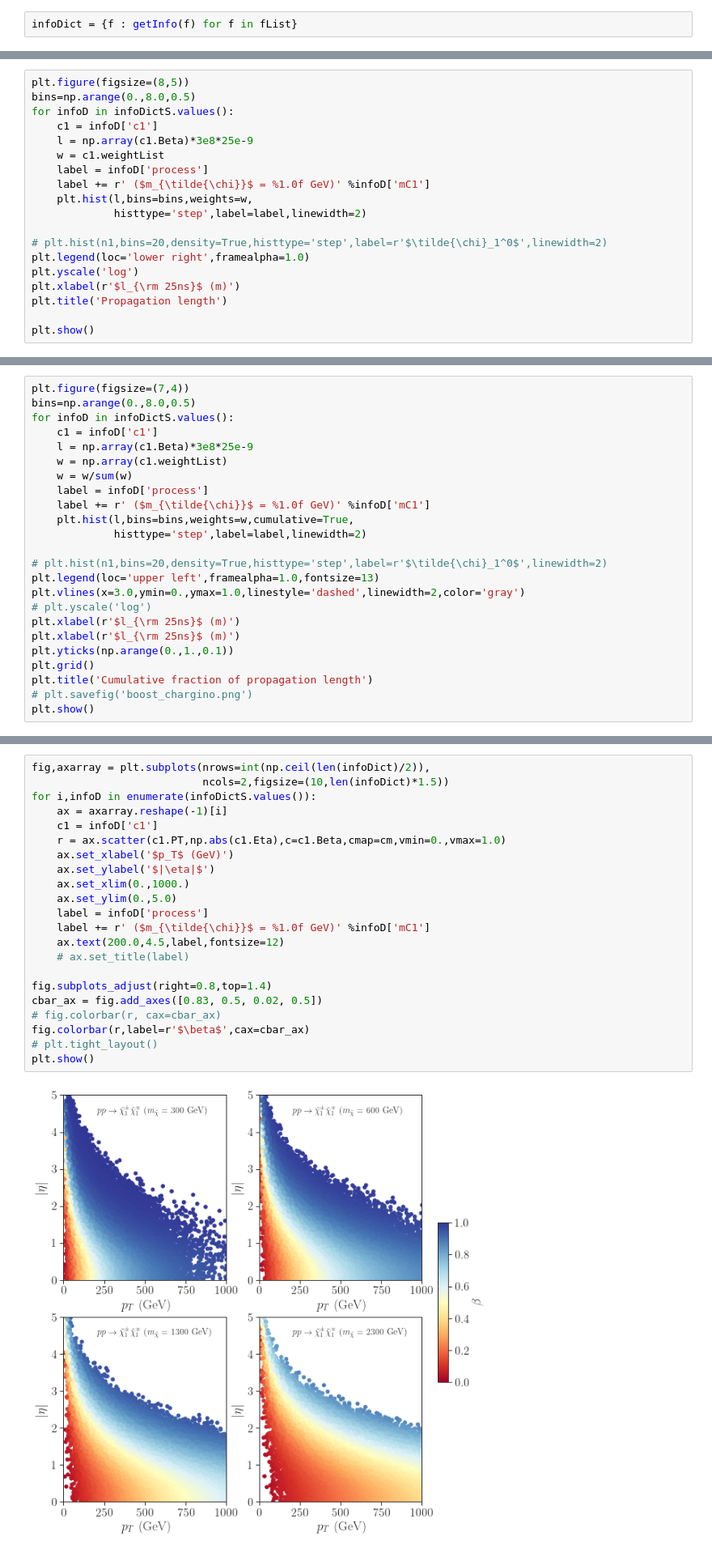
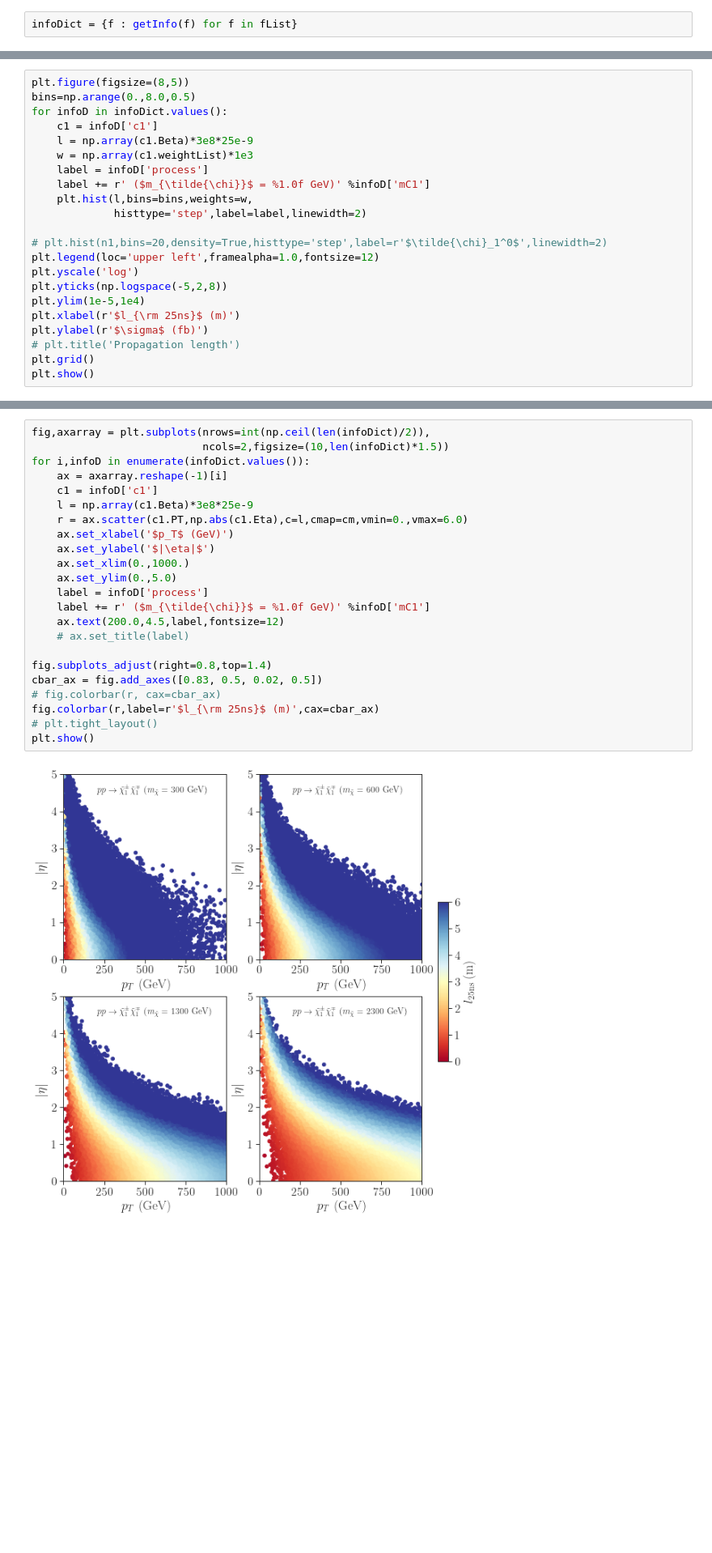
Before and after one commit to andlessa/llpBoost, a Jupyter notebook: plots/plotDists-Chargino.ipynb, the cells around one changed output, grey strips where cells are left out. Shown: that part at 81% size. Cells and saved outputs as stored; diff of their text form; blank space fills up the shorter version.

```diff
--- a/plots/plotDists-Chargino.ipynb
+++ b/plots/plotDists-Chargino.ipynb
@@ -38,20 +72,23 @@ infoDictS = {key : val for key,val in sorted(list(infoDict.items()), key = lambd
 # %%
 plt.figure(figsize=(8,5))
 bins=np.arange(0.,8.0,0.5)
-for infoD in infoDictS.values():
+for infoD in infoDict.values():
     c1 = infoD['c1']
     l = np.array(c1.Beta)*3e8*25e-9
-    w = c1.weightList
+    w = np.array(c1.weightList)*1e3
     label = infoD['process']
     label += r' ($m_{\tilde{\chi}}$ = %1.0f GeV)' %infoD['mC1']
     plt.hist(l,bins=bins,weights=w,
              histtype='step',label=label,linewidth=2)
 
 # plt.hist(n1,bins=20,density=True,histtype='step',label=r'$\tilde{\chi}_1^0$',linewidth=2)
-plt.legend(loc='lower right',framealpha=1.0)
+plt.legend(loc='upper left',framealpha=1.0,fontsize=12)
 plt.yscale('log')
+plt.yticks(np.logspace(-5,2,8))
+plt.ylim(1e-5,1e4)
 plt.xlabel(r'$l_{\rm 25ns}$ (m)')
-plt.title('Propagation length')
-
+plt.ylabel(r'$\sigma$ (fb)')
+# plt.title('Propagation length')
+plt.grid()
 plt.show()
 # %% [output]
@@ -59,24 +95,0 @@ plt.show()
-# %%
-plt.figure(figsize=(7,4))
-bins=np.arange(0.,8.0,0.5)
-for infoD in infoDictS.values():
-    c1 = infoD['c1']
-    l = np.array(c1.Beta)*3e8*25e-9
-    w = np.array(c1.weightList)
-    w = w/sum(w)
-    label = infoD['process']
-    label += r' ($m_{\tilde{\chi}}$ = %1.0f GeV)' %infoD['mC1']
-    plt.hist(l,bins=bins,weights=w,cumulative=True,
-             histtype='step',label=label,linewidth=2)
-
-# plt.hist(n1,bins=20,density=True,histtype='step',label=r'$\tilde{\chi}_1^0$',linewidth=2)
-plt.legend(loc='upper left',framealpha=1.0,fontsize=13)
-plt.vlines(x=3.0,ymin=0.,ymax=1.0,linestyle='dashed',linewidth=2,color='gray')
-# plt.yscale('log')
-plt.xlabel(r'$l_{\rm 25ns}$ (m)')
-plt.xlabel(r'$l_{\rm 25ns}$ (m)')
-plt.yticks(np.arange(0.,1.,0.1))
-plt.grid()
-plt.title('Cumulative fraction of propagation length')
-# plt.savefig('boost_chargino.png')
-plt.show()
@@ -85,27 +96,28 @@ plt.show()
 # %%
 fig,axarray = plt.subplots(nrows=int(np.ceil(len(infoDict)/2)),
                            ncols=2,figsize=(10,len(infoDict)*1.5))
-for i,infoD in enumerate(infoDictS.values()):
+for i,infoD in enumerate(infoDict.values()):
     ax = axarray.reshape(-1)[i]
     c1 = infoD['c1']
-    r = ax.scatter(c1.PT,np.abs(c1.Eta),c=c1.Beta,cmap=cm,vmin=0.,vmax=1.0)
+    l = np.array(c1.Beta)*3e8*25e-9
+    r = ax.scatter(c1.PT,np.abs(c1.Eta),c=l,cmap=cm,vmin=0.,vmax=6.0)
     ax.set_xlabel('$p_T$ (GeV)')
     ax.set_ylabel('$|\eta|$')
     ax.set_xlim(0.,1000.)
     ax.set_ylim(0.,5.0)
     label = infoD['process']
     label += r' ($m_{\tilde{\chi}}$ = %1.0f GeV)' %infoD['mC1']
     ax.text(200.0,4.5,label,fontsize=12)
     # ax.set_title(label)
 
 fig.subplots_adjust(right=0.8,top=1.4)
 cbar_ax = fig.add_axes([0.83, 0.5, 0.02, 0.5])
 # fig.colorbar(r, cax=cbar_ax)
-fig.colorbar(r,label=r'$\beta$',cax=cbar_ax)
+fig.colorbar(r,label=r'$l_{\rm 25ns}$ (m)',cax=cbar_ax)
 # plt.tight_layout()
 plt.show()
 # %% [output]
-[figure, old version]
+[figure, new version]
 # %%
 c1Sel = ParticleList()
 c1Sel.particleList = [c for c in c1.particleList if c.Beta*3e8*25e-9 < 3.0]
```
Also changed, not shown: parts of 6 cells of this notebook.
